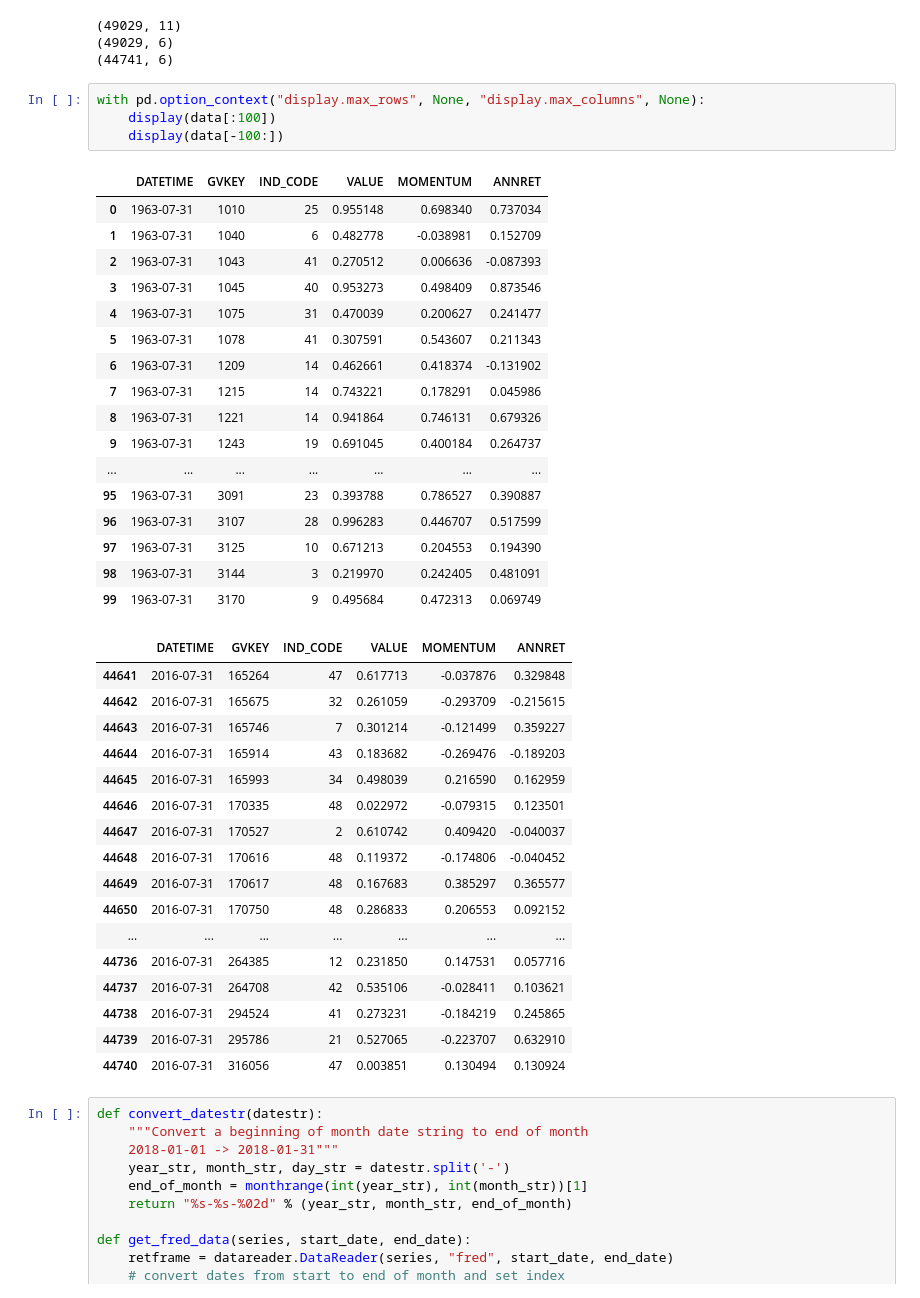
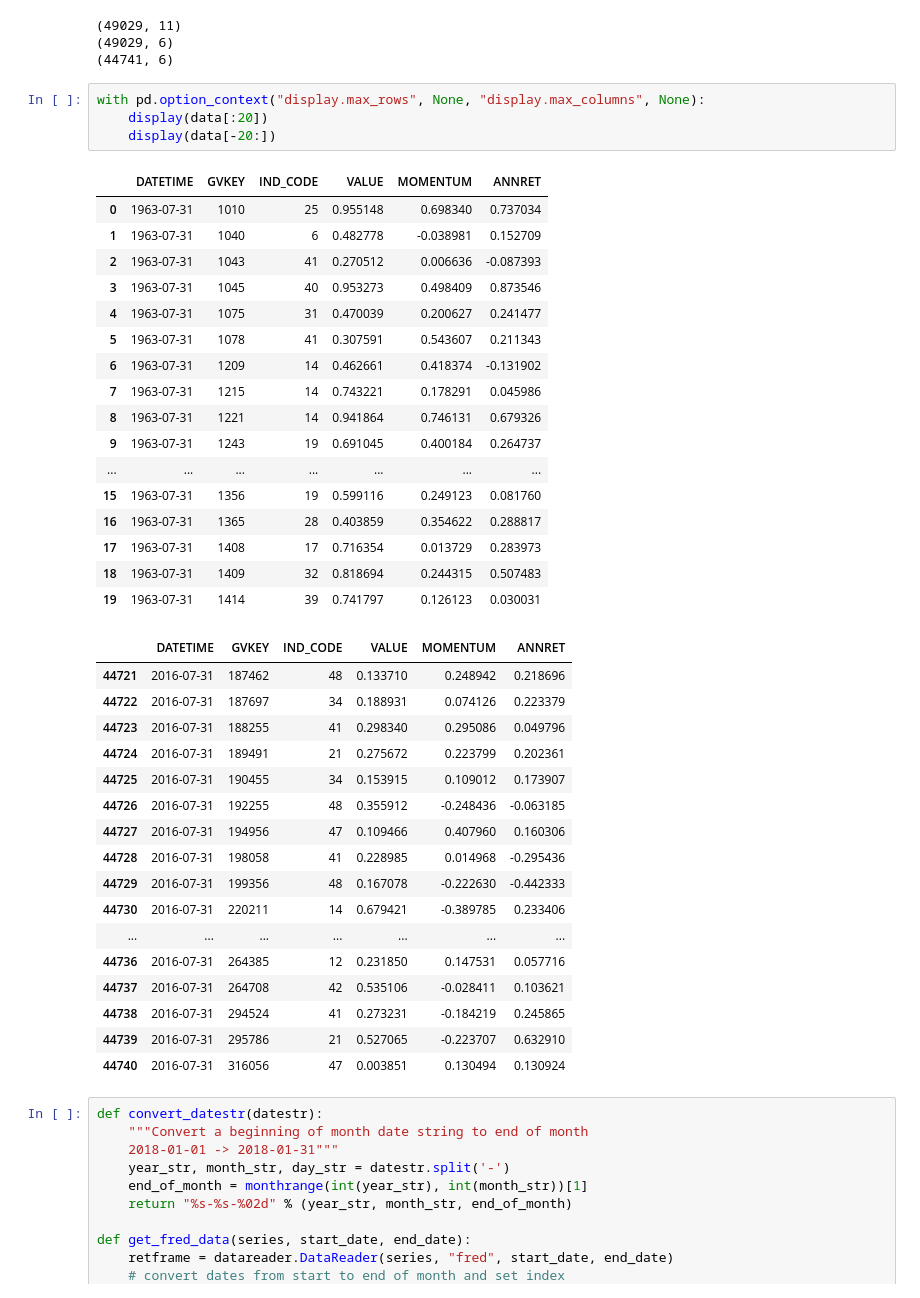
Before and after one commit to druce/ValueMomentum, a Jupyter notebook: LambdaRank-2020.ipynb, the cells around one changed output. Cells and saved outputs as stored; diff of their text form.

```diff
--- a/LambdaRank-2020.ipynb
+++ b/LambdaRank-2020.ipynb
@@ -289,37 +289,37 @@ print(data.shape)
 (44741, 6)
 # %%
 with pd.option_context("display.max_rows", None, "display.max_columns", None):
-    display(data[:100])
-    display(data[-100:])
+    display(data[:20])
+    display(data[-20:])
 # %% [output]
 |  | DATETIME | GVKEY | IND_CODE | VALUE | MOMENTUM | ANNRET |
 | 0 | 1963-07-31 | 1010 | 25 | 0.955148 | 0.698340 | 0.737034 |
 | 1 | 1963-07-31 | 1040 | 6 | 0.482778 | -0.038981 | 0.152709 |
 | 2 | 1963-07-31 | 1043 | 41 | 0.270512 | 0.006636 | -0.087393 |
 | 3 | 1963-07-31 | 1045 | 40 | 0.953273 | 0.498409 | 0.873546 |
 | 4 | 1963-07-31 | 1075 | 31 | 0.470039 | 0.200627 | 0.241477 |
 | 5 | 1963-07-31 | 1078 | 41 | 0.307591 | 0.543607 | 0.211343 |
 | 6 | 1963-07-31 | 1209 | 14 | 0.462661 | 0.418374 | -0.131902 |
 | 7 | 1963-07-31 | 1215 | 14 | 0.743221 | 0.178291 | 0.045986 |
 | 8 | 1963-07-31 | 1221 | 14 | 0.941864 | 0.746131 | 0.679326 |
 | 9 | 1963-07-31 | 1243 | 19 | 0.691045 | 0.400184 | 0.264737 |
 | ... | ... | ... | ... | ... | ... | ... |
-| 95 | 1963-07-31 | 3091 | 23 | 0.393788 | 0.786527 | 0.390887 |
-| 96 | 1963-07-31 | 3107 | 28 | 0.996283 | 0.446707 | 0.517599 |
-| 97 | 1963-07-31 | 3125 | 10 | 0.671213 | 0.204553 | 0.194390 |
-| 98 | 1963-07-31 | 3144 | 3 | 0.219970 | 0.242405 | 0.481091 |
-| 99 | 1963-07-31 | 3170 | 9 | 0.495684 | 0.472313 | 0.069749 |
+| 15 | 1963-07-31 | 1356 | 19 | 0.599116 | 0.249123 | 0.081760 |
+| 16 | 1963-07-31 | 1365 | 28 | 0.403859 | 0.354622 | 0.288817 |
+| 17 | 1963-07-31 | 1408 | 17 | 0.716354 | 0.013729 | 0.283973 |
+| 18 | 1963-07-31 | 1409 | 32 | 0.818694 | 0.244315 | 0.507483 |
+| 19 | 1963-07-31 | 1414 | 39 | 0.741797 | 0.126123 | 0.030031 |
 |  | DATETIME | GVKEY | IND_CODE | VALUE | MOMENTUM | ANNRET |
-| 44641 | 2016-07-31 | 165264 | 47 | 0.617713 | -0.037876 | 0.329848 |
-| 44642 | 2016-07-31 | 165675 | 32 | 0.261059 | -0.293709 | -0.215615 |
-| 44643 | 2016-07-31 | 165746 | 7 | 0.301214 | -0.121499 | 0.359227 |
-| 44644 | 2016-07-31 | 165914 | 43 | 0.183682 | -0.269476 | -0.189203 |
-| 44645 | 2016-07-31 | 165993 | 34 | 0.498039 | 0.216590 | 0.162959 |
-| 44646 | 2016-07-31 | 170335 | 48 | 0.022972 | -0.079315 | 0.123501 |
-| 44647 | 2016-07-31 | 170527 | 2 | 0.610742 | 0.409420 | -0.040037 |
-| 44648 | 2016-07-31 | 170616 | 48 | 0.119372 | -0.174806 | -0.040452 |
-| 44649 | 2016-07-31 | 170617 | 48 | 0.167683 | 0.385297 | 0.365577 |
-| 44650 | 2016-07-31 | 170750 | 48 | 0.286833 | 0.206553 | 0.092152 |
+| 44721 | 2016-07-31 | 187462 | 48 | 0.133710 | 0.248942 | 0.218696 |
+| 44722 | 2016-07-31 | 187697 | 34 | 0.188931 | 0.074126 | 0.223379 |
+| 44723 | 2016-07-31 | 188255 | 41 | 0.298340 | 0.295086 | 0.049796 |
+| 44724 | 2016-07-31 | 189491 | 21 | 0.275672 | 0.223799 | 0.202361 |
+| 44725 | 2016-07-31 | 190455 | 34 | 0.153915 | 0.109012 | 0.173907 |
+| 44726 | 2016-07-31 | 192255 | 48 | 0.355912 | -0.248436 | -0.063185 |
+| 44727 | 2016-07-31 | 194956 | 47 | 0.109466 | 0.407960 | 0.160306 |
+| 44728 | 2016-07-31 | 198058 | 41 | 0.228985 | 0.014968 | -0.295436 |
+| 44729 | 2016-07-31 | 199356 | 48 | 0.167078 | -0.222630 | -0.442333 |
+| 44730 | 2016-07-31 | 220211 | 14 | 0.679421 | -0.389785 | 0.233406 |
 | ... | ... | ... | ... | ... | ... | ... |
 | 44736 | 2016-07-31 | 264385 | 12 | 0.231850 | 0.147531 | 0.057716 |
 | 44737 | 2016-07-31 | 264708 | 42 | 0.535106 | -0.028411 | 0.103621 |
```
Also changed, not shown: parts of 5 cells of this notebook.
